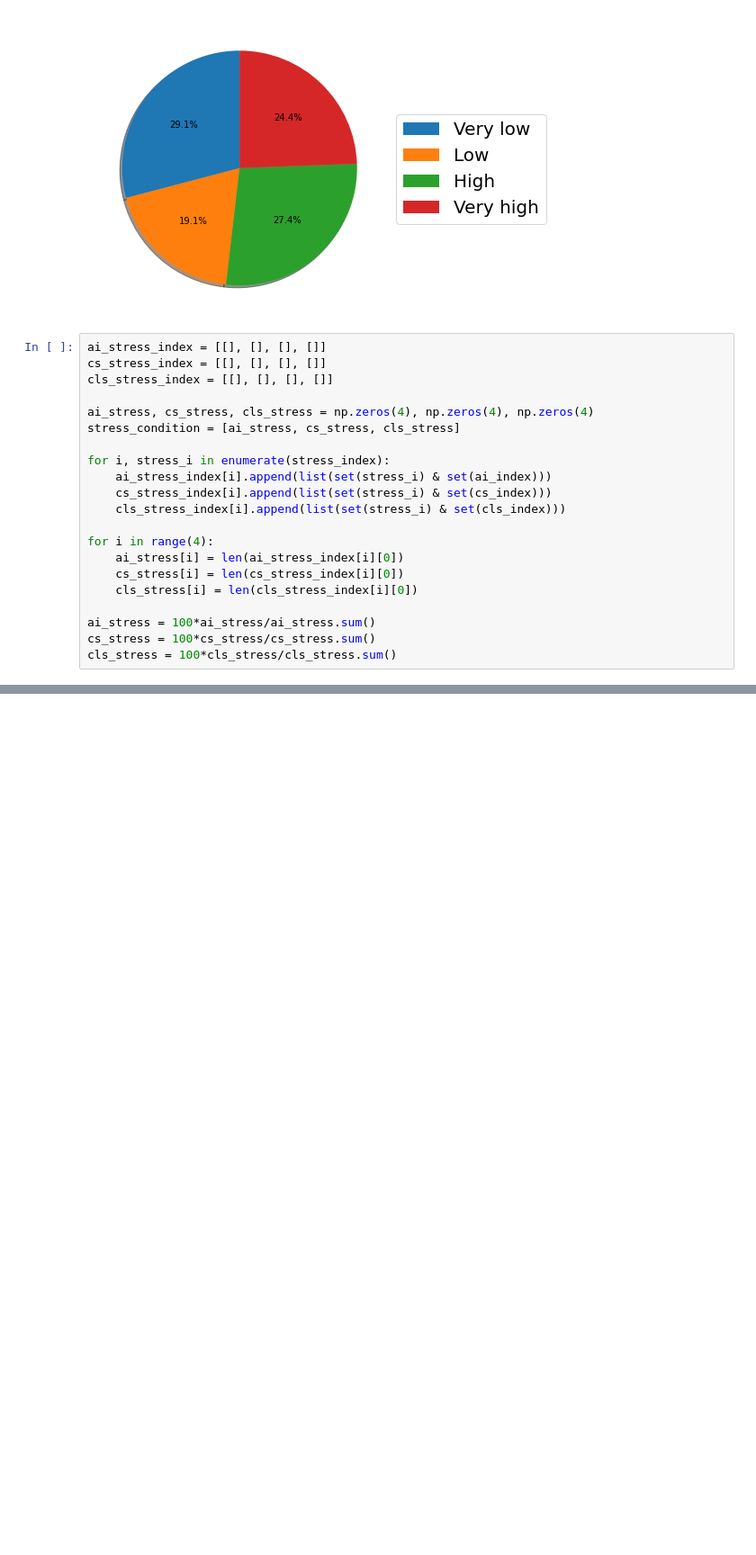
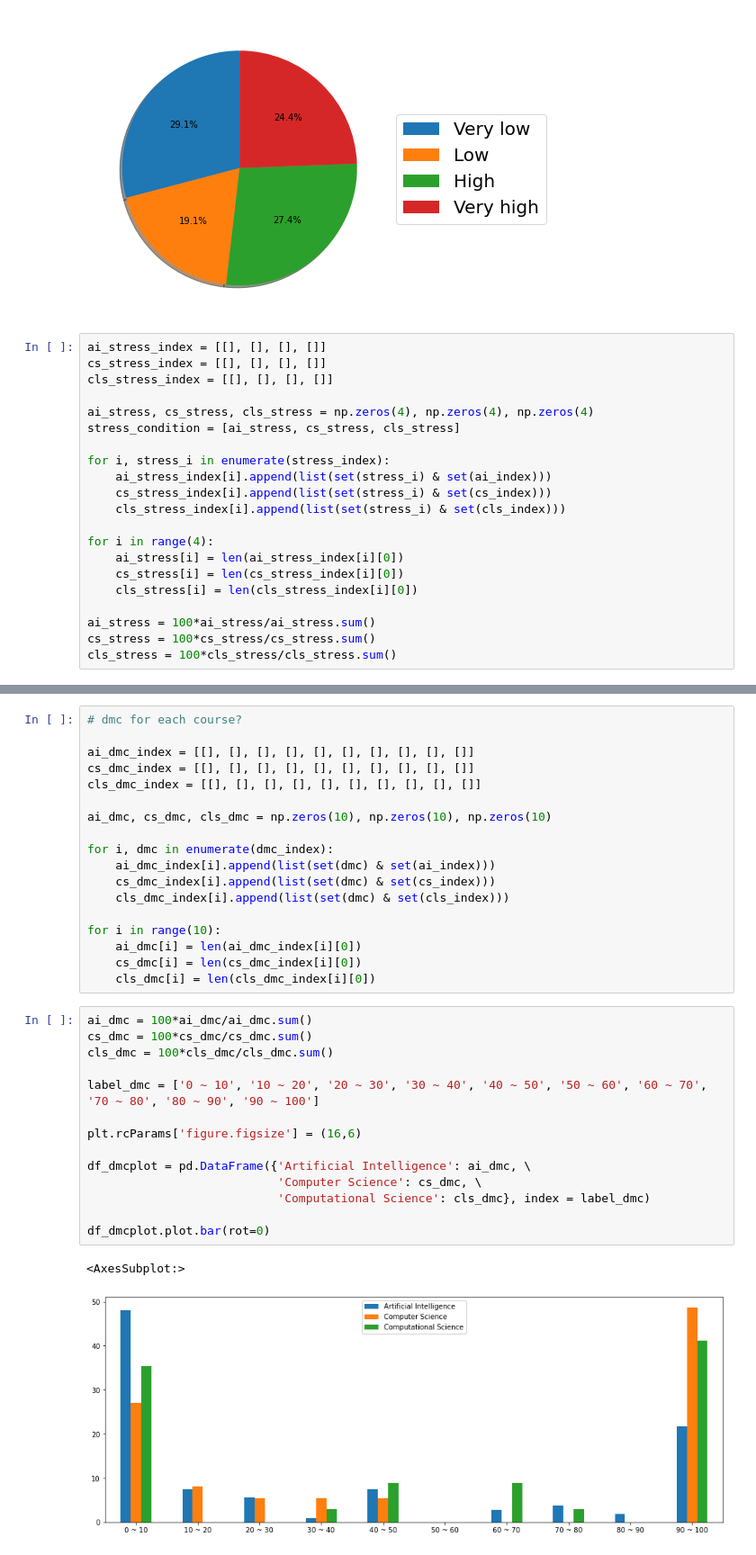
Before and after one commit to Alex-notmyname/MSC-Computational-Science, a Jupyter notebook: Data Mining Techniques/Assignment 1/Assignment_1.ipynb, the cells around one changed output, grey strips where cells are left out. Shown at 90% size. Saved outputs shown, nothing was run; the diff lists cells and outputs as text; blank space fills up the shorter version.

```diff
--- a/Data Mining Techniques/Assignment 1/Assignment_1.ipynb
+++ b/Data Mining Techniques/Assignment 1/Assignment_1.ipynb
@@ -400,2 +454,37 @@ cls_stress = 100*cls_stress/cls_stress.sum()
+# %%
+# dmc for each course?
+
+ai_dmc_index = [[], [], [], [], [], [], [], [], [], []]
+cs_dmc_index = [[], [], [], [], [], [], [], [], [], []]
+cls_dmc_index = [[], [], [], [], [], [], [], [], [], []]
+
+ai_dmc, cs_dmc, cls_dmc = np.zeros(10), np.zeros(10), np.zeros(10)
+
+for i, dmc in enumerate(dmc_index):
+    ai_dmc_index[i].append(list(set(dmc) & set(ai_index)))
+    cs_dmc_index[i].append(list(set(dmc) & set(cs_index)))
+    cls_dmc_index[i].append(list(set(dmc) & set(cls_index)))
+
+for i in range(10):
+    ai_dmc[i] = len(ai_dmc_index[i][0])
+    cs_dmc[i] = len(cs_dmc_index[i][0])
+    cls_dmc[i] = len(cls_dmc_index[i][0])
+# %%
+ai_dmc = 100*ai_dmc/ai_dmc.sum()
+cs_dmc = 100*cs_dmc/cs_dmc.sum()
+cls_dmc = 100*cls_dmc/cls_dmc.sum()
+
+label_dmc = ['0 ~ 10', '10 ~ 20', '20 ~ 30', '30 ~ 40', '40 ~ 50', '50 ~ 60', '60 ~ 70', '70 ~ 80', '80 ~ 90', '90 ~ 100']
+
+plt.rcParams['figure.figsize'] = (16,6)
+
+df_dmcplot = pd.DataFrame({'Artificial Intelligence': ai_dmc, \
+                           'Computer Science': cs_dmc, \
+                           'Computational Science': cls_dmc}, index = label_dmc)
+
+df_dmcplot.plot.bar(rot=0)
+# %% [output]
+<AxesSubplot:>
+[figure, added]
 # %%
 with pd.option_context('display.max_rows', None, 'display.max_columns', None):  # more options can be specified also
```
Also changed, not shown: parts of 8 cells of this notebook.
